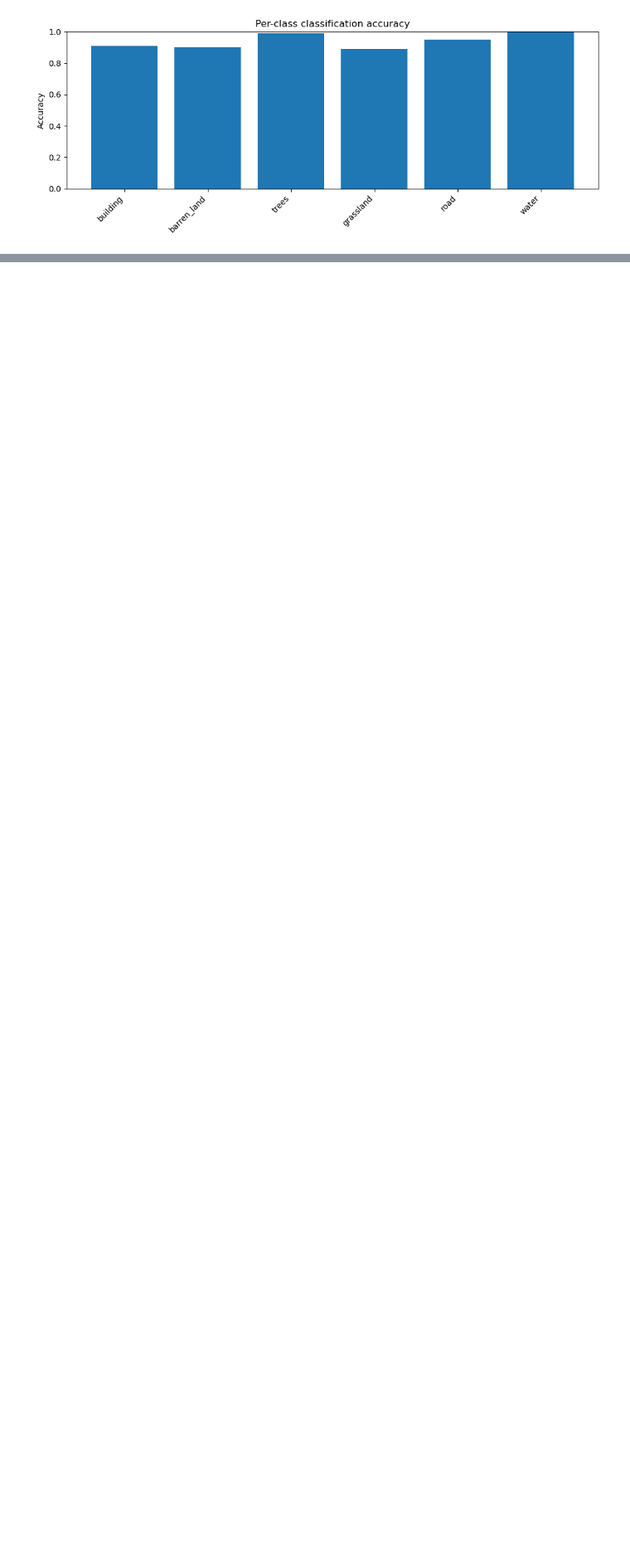
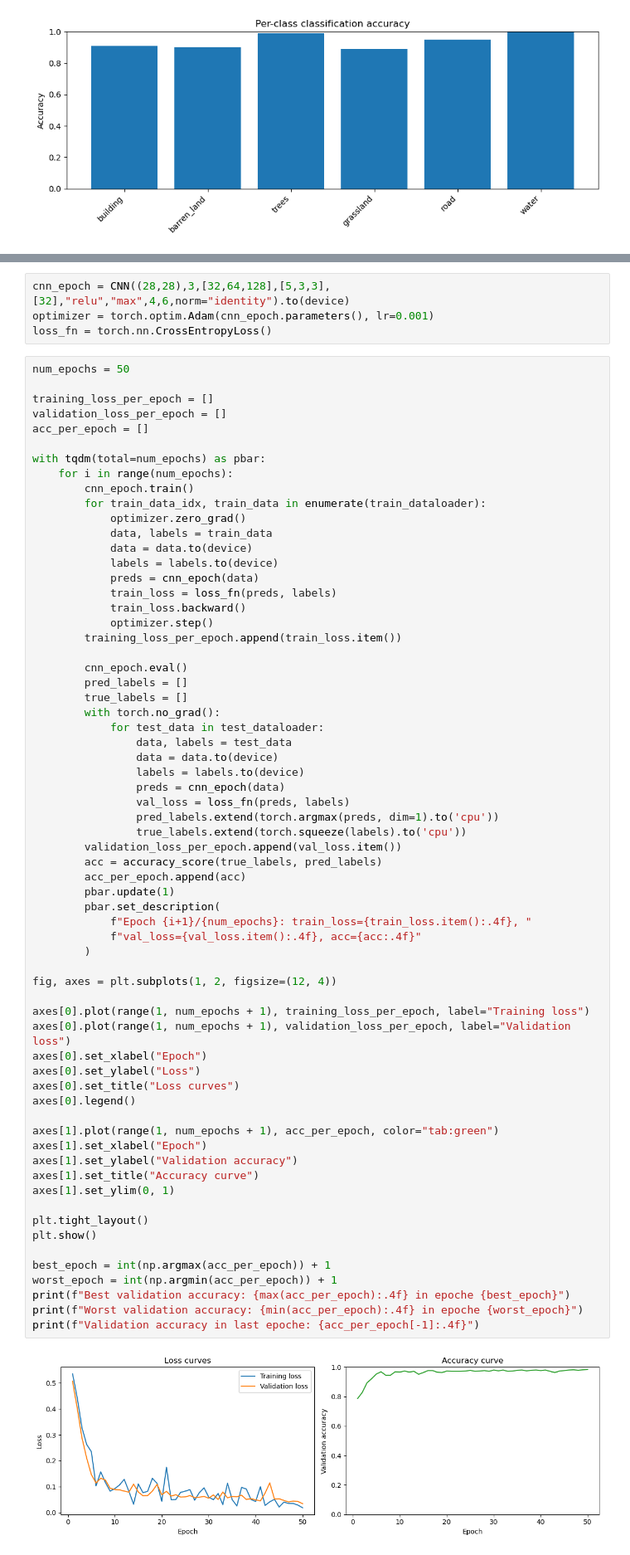
Before and after one commit to Hornston3/remote-sensing-lc, a Jupyter notebook: CNN_classifier_on_remote_sensing_image.ipynb, the cells around one changed output, grey strips where cells are left out. Shown at 83% size. Saved outputs shown, nothing was run; the diff lists cells and outputs as text; blank space fills up the shorter version.

```diff
--- a/CNN_classifier_on_remote_sensing_image.ipynb
+++ b/CNN_classifier_on_remote_sensing_image.ipynb
@@ -654,0 +659,71 @@ Class 5: 1.0000
+# %%
+cnn_epoch = CNN((28,28),3,[32,64,128],[5,3,3],[32],"relu","max",4,6,norm="identity").to(device)
+optimizer = torch.optim.Adam(cnn_epoch.parameters(), lr=0.001)
+loss_fn = torch.nn.CrossEntropyLoss()
+# %%
+num_epochs = 50
+
+training_loss_per_epoch = []
+validation_loss_per_epoch = []
+acc_per_epoch = []
+
+with tqdm(total=num_epochs) as pbar:
+    for i in range(num_epochs):
+        cnn_epoch.train()
+        for train_data_idx, train_data in enumerate(train_dataloader):
+            optimizer.zero_grad()
+            data, labels = train_data
+            data = data.to(device)
+            labels = labels.to(device)
+            preds = cnn_epoch(data)
+            train_loss = loss_fn(preds, labels)
+            train_loss.backward()
+            optimizer.step()
+        training_loss_per_epoch.append(train_loss.item())
+
+        cnn_epoch.eval()
+        pred_labels = []
+        true_labels = []
+        with torch.no_grad():
+            for test_data in test_dataloader:
+                data, labels = test_data
+                data = data.to(device)
+                labels = labels.to(device)
+                preds = cnn_epoch(data)
+                val_loss = loss_fn(preds, labels)
+                pred_labels.extend(torch.argmax(preds, dim=1).to('cpu'))
+                true_labels.extend(torch.squeeze(labels).to('cpu'))
+        validation_loss_per_epoch.append(val_loss.item())
+        acc = accuracy_score(true_labels, pred_labels)
+        acc_per_epoch.append(acc)
+        pbar.update(1)
+        pbar.set_description(
+            f"Epoch {i+1}/{num_epochs}: train_loss={train_loss.item():.4f}, "
+            f"val_loss={val_loss.item():.4f}, acc={acc:.4f}"
+        )
+
+fig, axes = plt.subplots(1, 2, figsize=(12, 4))
+
+axes[0].plot(range(1, num_epochs + 1), training_loss_per_epoch, label="Training loss")
+axes[0].plot(range(1, num_epochs + 1), validation_loss_per_epoch, label="Validation loss")
+axes[0].set_xlabel("Epoch")
+axes[0].set_ylabel("Loss")
+axes[0].set_title("Loss curves")
+axes[0].legend()
+
+axes[1].plot(range(1, num_epochs + 1), acc_per_epoch, color="tab:green")
+axes[1].set_xlabel("Epoch")
+axes[1].set_ylabel("Validation accuracy")
+axes[1].set_title("Accuracy curve")
+axes[1].set_ylim(0, 1)
+
+plt.tight_layout()
+plt.show()
+
+best_epoch = int(np.argmax(acc_per_epoch)) + 1
+worst_epoch = int(np.argmin(acc_per_epoch)) + 1
+print(f"Best validation accuracy: {max(acc_per_epoch):.4f} in epoche {best_epoch}")
+print(f"Worst validation accuracy: {min(acc_per_epoch):.4f} in epoche {worst_epoch}")
+print(f"Validation accuracy in last epoche: {acc_per_epoch[-1]:.4f}")
+# %% [output]
+[figure, added]
```
Also changed, not shown: parts of 5 cells of this notebook, 2 other files.
